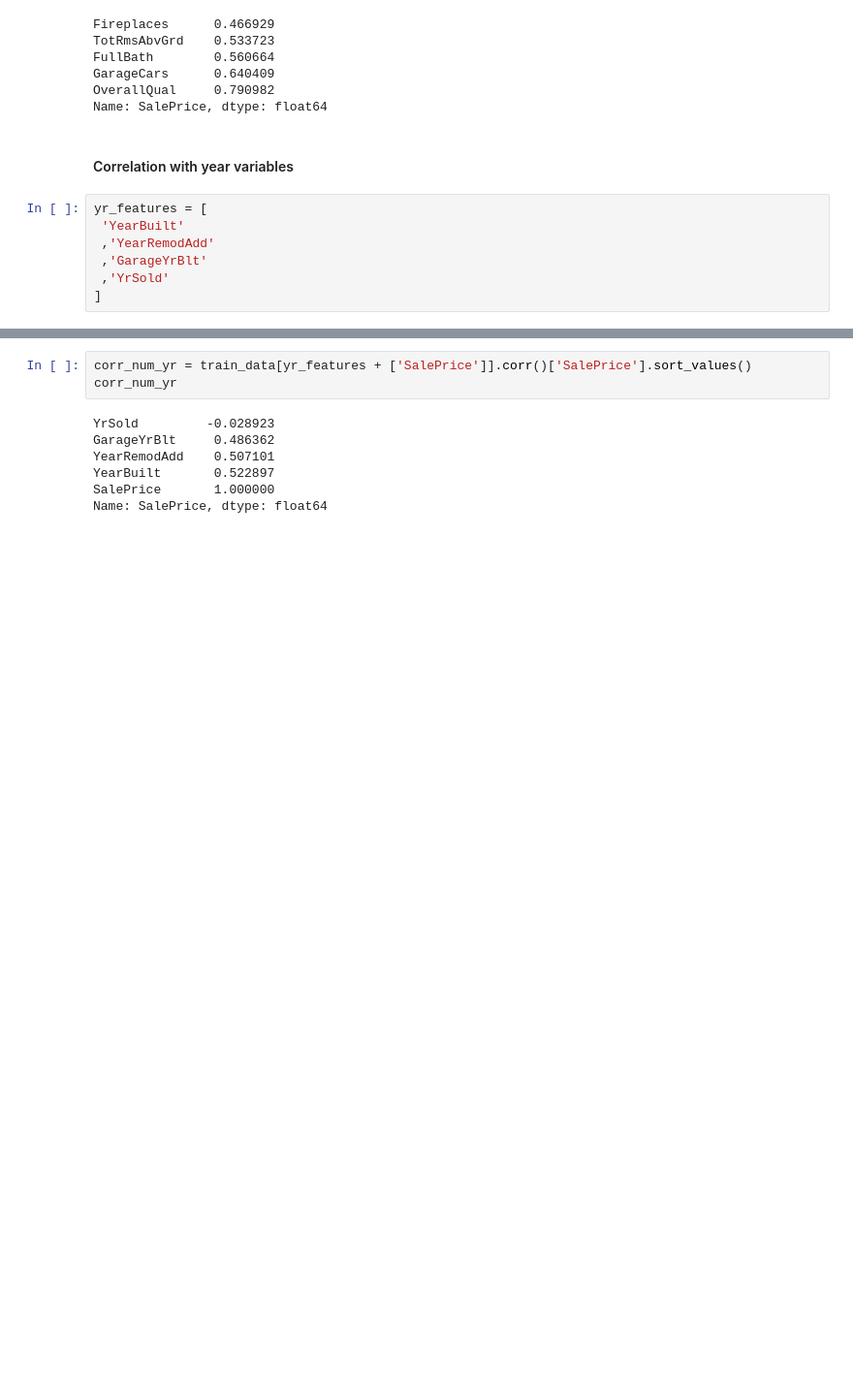
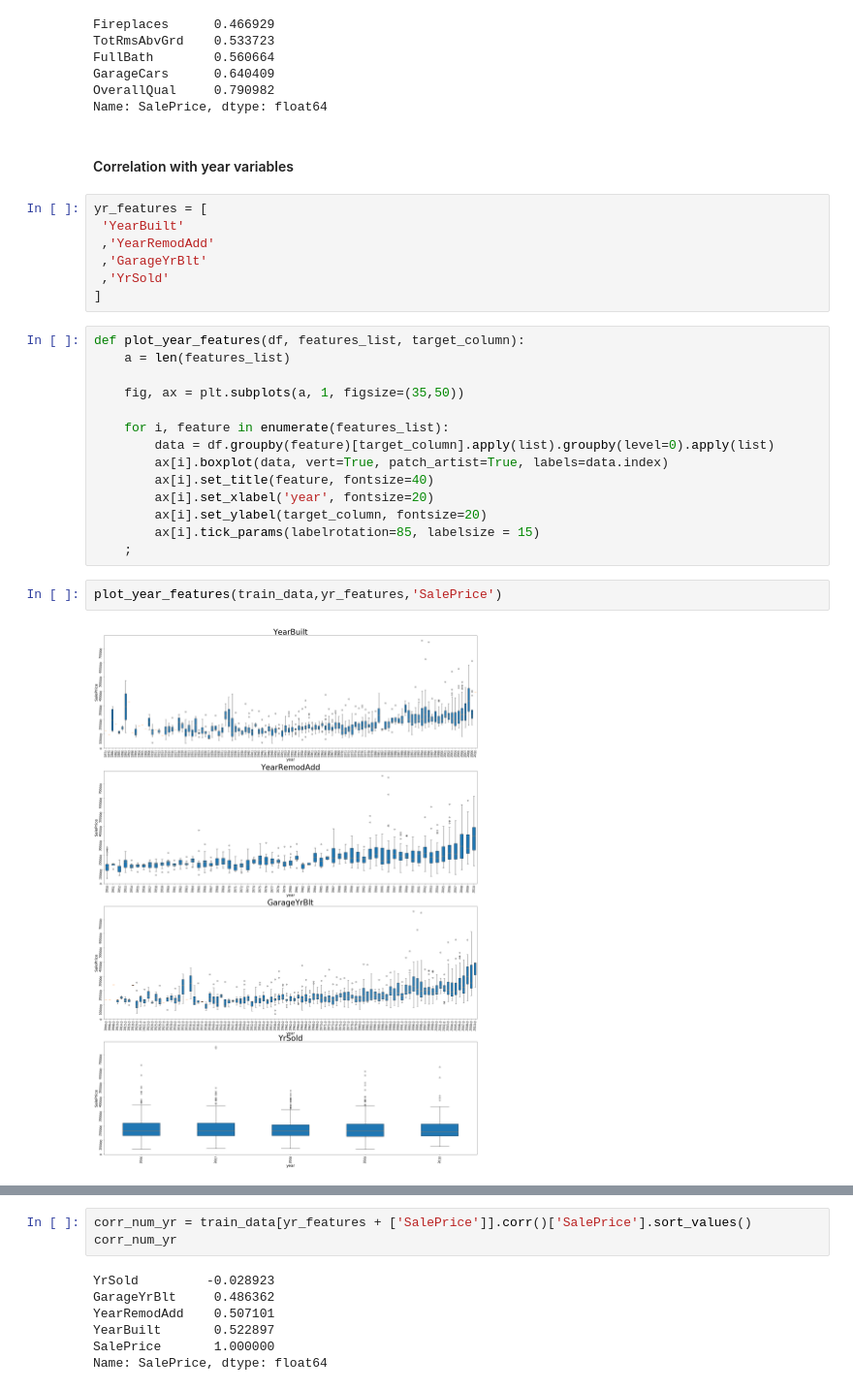
Before and after one commit to chirlas24/kaggle_HousingPricePredictor, a Jupyter notebook: HouseRate_GRN.ipynb, the cells around one changed output, grey strips where cells are left out. Shown at 97% size. Drawn from its saved outputs; the diff is of its cells as text; blank space fills up the shorter version.

```diff
--- a/HouseRate_GRN.ipynb
+++ b/HouseRate_GRN.ipynb
@@ -280,4 +291,22 @@ yr_features = [
  ,'GarageYrBlt'
  ,'YrSold'
 ]
+# %%
+def plot_year_features(df, features_list, target_column):
+    a = len(features_list)
+
+    fig, ax = plt.subplots(a, 1, figsize=(35,50))
+
+    for i, feature in enumerate(features_list):
+        data = df.groupby(feature)[target_column].apply(list).groupby(level=0).apply(list)
+        ax[i].boxplot(data, vert=True, patch_artist=True, labels=data.index)
+        ax[i].set_title(feature, fontsize=40)
+        ax[i].set_xlabel('year', fontsize=20)
+        ax[i].set_ylabel(target_column, fontsize=20)
+        ax[i].tick_params(labelrotation=85, labelsize = 15)
+    ;
+# %%
+plot_year_features(train_data,yr_features,'SalePrice')
+# %% [output]
+[figure, added]
 # %%
```
Also changed, not shown: parts of 12 cells of this notebook, 2 other files.
